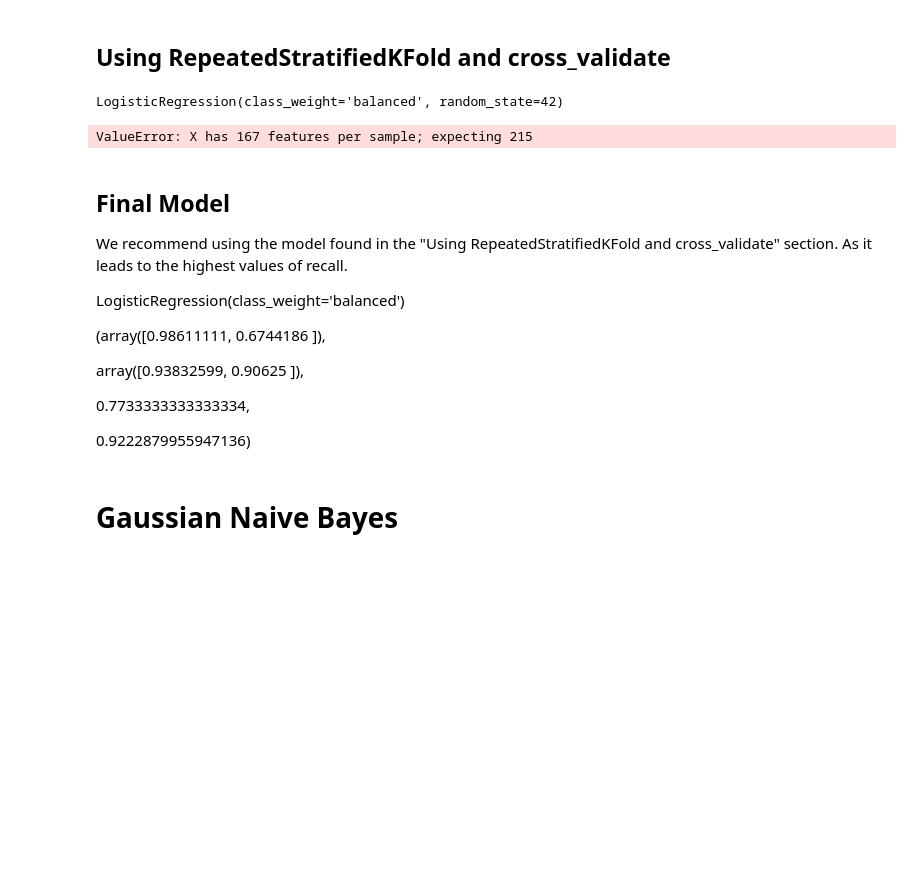
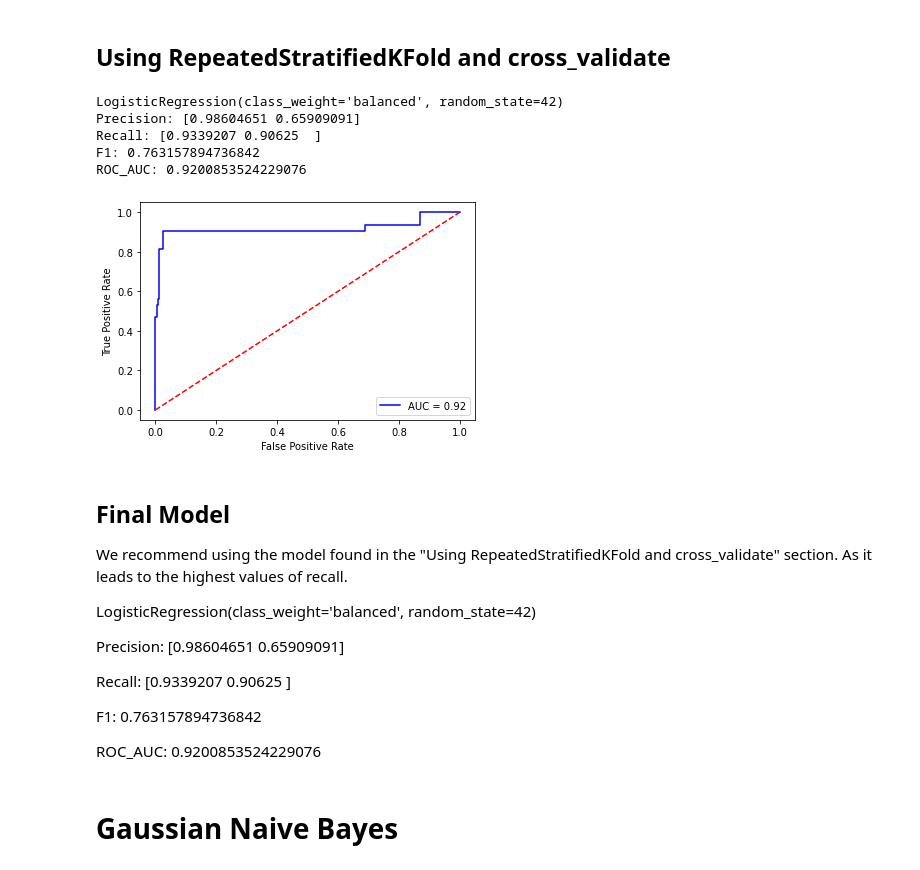
Before and after one commit to YMaher99/Machine-Learning-Course-Project, a Jupyter notebook: covid_merge.ipynb, the cells around one changed output. Drawn from its saved outputs; the diff is of its cells as text; code cells hidden in the pictures; blank space fills up the shorter version.

```diff
--- a/covid_merge.ipynb
+++ b/covid_merge.ipynb
@@ -632,7 +632,7 @@ for col in encoded_columns:
 
 weights = []
 
-for i in np.arange(0.01,1,0.1):
+for i in np.arange(0.01,1,0.05):
     weights.append({0:1 - i, 1:i})
 
 weights.append('balanced')
@@ -658,29 +658,36 @@ metrics = cross_validate(grid_search,X_training.values,y_training.values,scoring
 # %%
 X_test = testing_set.drop('result', axis=1)
 y_test = testing_set['result']
+
 metrics2 = pd.DataFrame(metrics)
 max_index = metrics2['test_recall'].idxmax()
 best_logistic = metrics2.iloc[max_index, 2].best_estimator_
+
 print(best_logistic)
-precision,recall,f1,roc_auc = train_test(best_logistic, X_train, X_test, y_train, y_test)
+precision,recall,f1,roc_auc = predict_and_score(best_logistic, X_test, y_test)
 print(f"Precision: {precision}\nRecall: {recall}\nF1: {f1}\nROC_AUC: {roc_auc}")
 draw_roc_curve(best_logistic,X_test,y_test)
 # %% [output]
 LogisticRegression(class_weight='balanced', random_state=42)
+Precision: [0.98604651 0.65909091]
+Recall: [0.9339207 0.90625  ]
+F1: 0.763157894736842
+ROC_AUC: 0.9200853524229076
-ValueError: X has 167 features per sample; expecting 215
+[figure, added]
 # %% [markdown]
 ## Final Model
 We recommend using the model found in the "Using RepeatedStratifiedKFold and cross_validate" section. As it leads to the highest values of recall.
 
-LogisticRegression(class_weight='balanced')
 
-(array([0.98611111, 0.6744186 ]),
+LogisticRegression(class_weight='balanced', random_state=42)
 
- array([0.93832599, 0.90625   ]),
+Precision: [0.98604651 0.65909091]
 
- 0.7733333333333334,
+Recall: [0.9339207 0.90625  ]
 
- 0.9222879955947136)
+F1: 0.763157894736842
+
+ROC_AUC: 0.9200853524229076
 # %% [markdown]
 # Gaussian Naive Bayes
 # %% [markdown]
```
Also changed, not shown: parts of 9 cells of this notebook.
